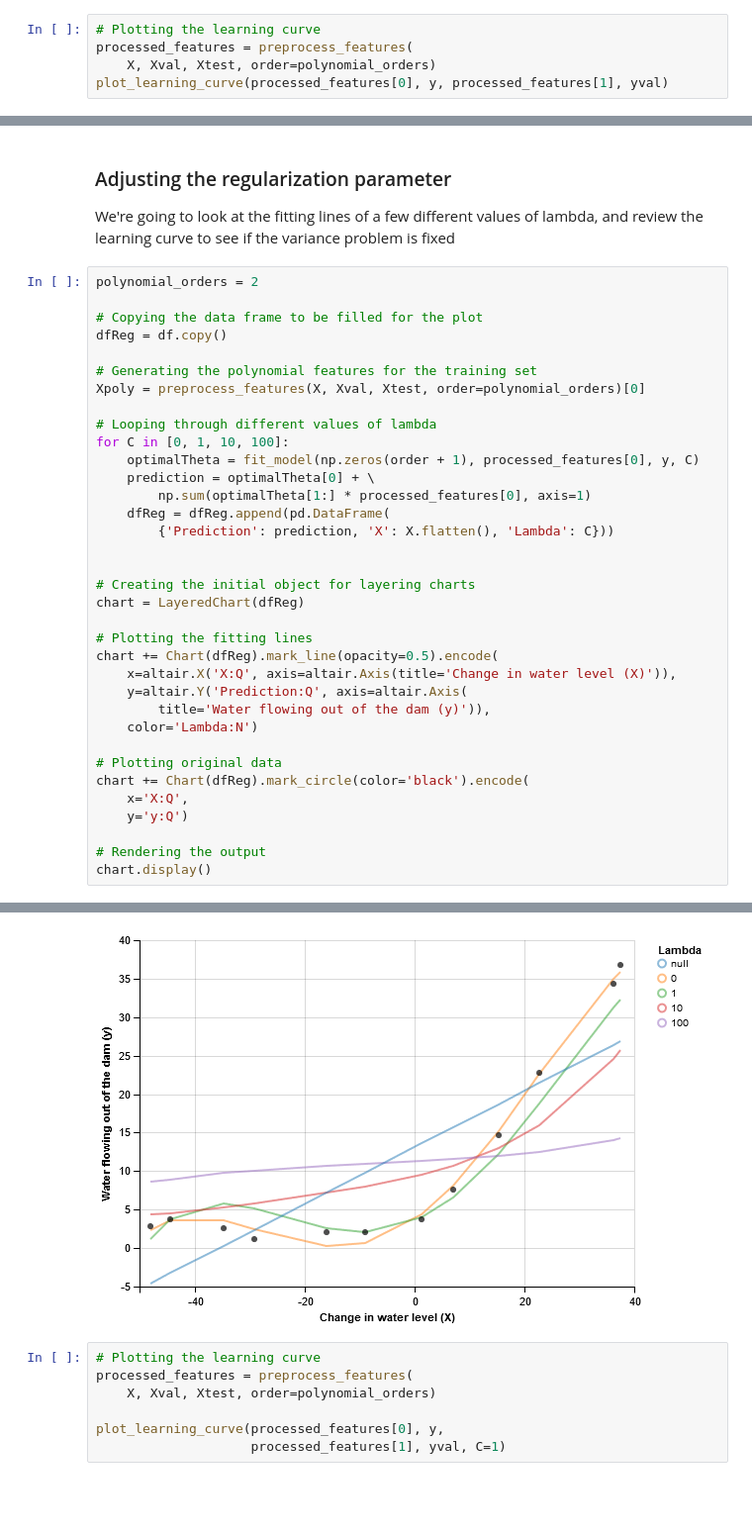
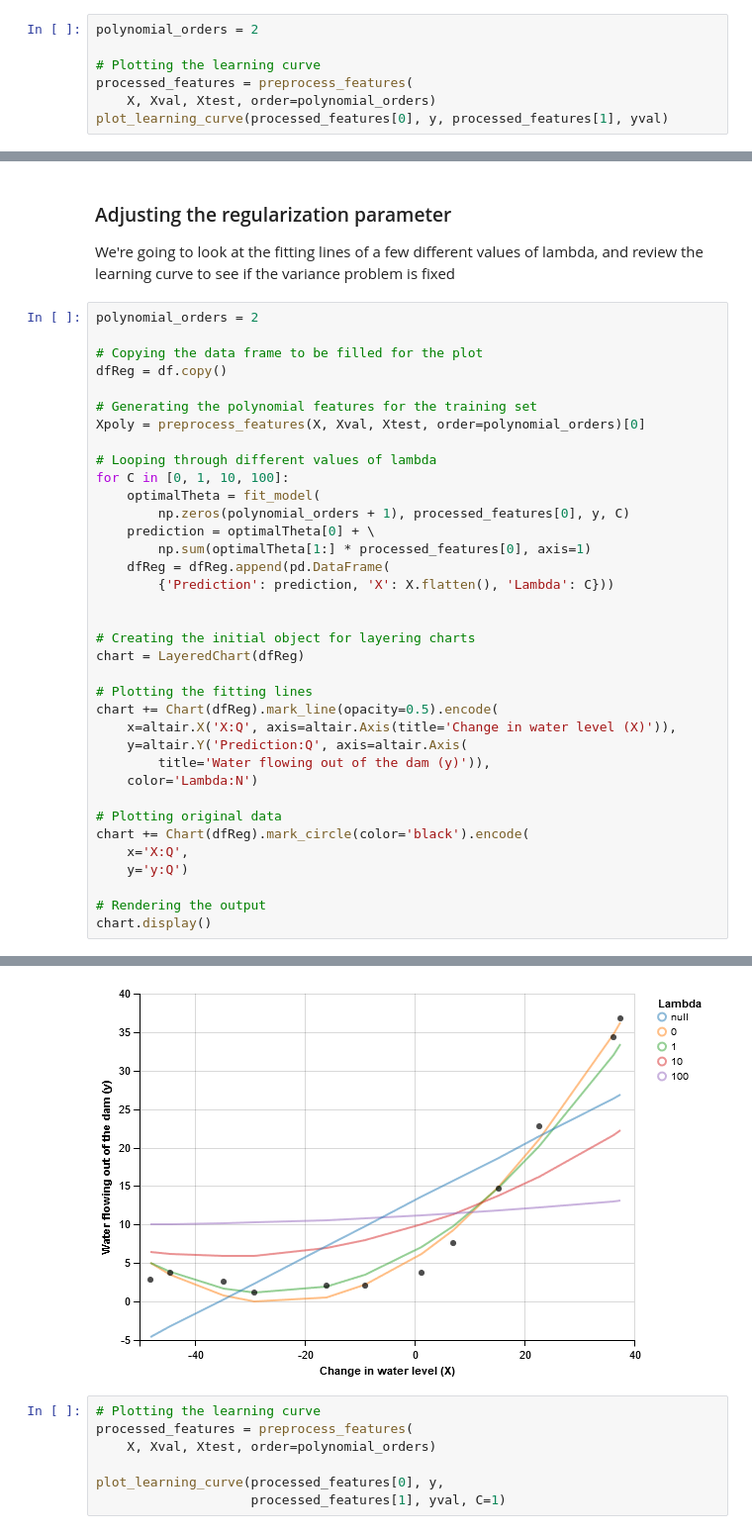
Before and after one commit to JeffMacaluso/Misc, a Jupyter notebook: MachineLearningMOOC/Ex5 Python - Regularized Linear Regression and Bias vs. Variance.ipynb, the cells around one changed output, grey strips where cells are left out. Shown at 99% size. Cells and saved outputs as stored; diff of their text form; blank space fills up the shorter version.

```diff
--- a/MachineLearningMOOC/Ex5 Python - Regularized Linear Regression and Bias vs. Variance.ipynb
+++ b/MachineLearningMOOC/Ex5 Python - Regularized Linear Regression and Bias vs. Variance.ipynb
@@ -353,4 +353,6 @@ Plotting the learning curve of the third order polynomials:
 # %%
+polynomial_orders = 2
+
 # Plotting the learning curve
 processed_features = preprocess_features(
     X, Xval, Xtest, order=polynomial_orders)
@@ -373,35 +375,36 @@ dfReg = df.copy()
 # Generating the polynomial features for the training set
 Xpoly = preprocess_features(X, Xval, Xtest, order=polynomial_orders)[0]
 
 # Looping through different values of lambda
 for C in [0, 1, 10, 100]:
-    optimalTheta = fit_model(np.zeros(order + 1), processed_features[0], y, C)
+    optimalTheta = fit_model(
+        np.zeros(polynomial_orders + 1), processed_features[0], y, C)
     prediction = optimalTheta[0] + \
         np.sum(optimalTheta[1:] * processed_features[0], axis=1)
     dfReg = dfReg.append(pd.DataFrame(
         {'Prediction': prediction, 'X': X.flatten(), 'Lambda': C}))
 
 
 # Creating the initial object for layering charts
 chart = LayeredChart(dfReg)
 
 # Plotting the fitting lines
 chart += Chart(dfReg).mark_line(opacity=0.5).encode(
     x=altair.X('X:Q', axis=altair.Axis(title='Change in water level (X)')),
     y=altair.Y('Prediction:Q', axis=altair.Axis(
         title='Water flowing out of the dam (y)')),
     color='Lambda:N')
 
 # Plotting original data
 chart += Chart(dfReg).mark_circle(color='black').encode(
     x='X:Q',
     y='y:Q')
 
 # Rendering the output
 chart.display()
 # %% [output]
 [interactive output not drawn]
-[figure, old version]
+[figure, new version]
 # %%
 # Plotting the learning curve
 processed_features = preprocess_features(
```
Also changed, not shown: parts of 3 cells of this notebook.
